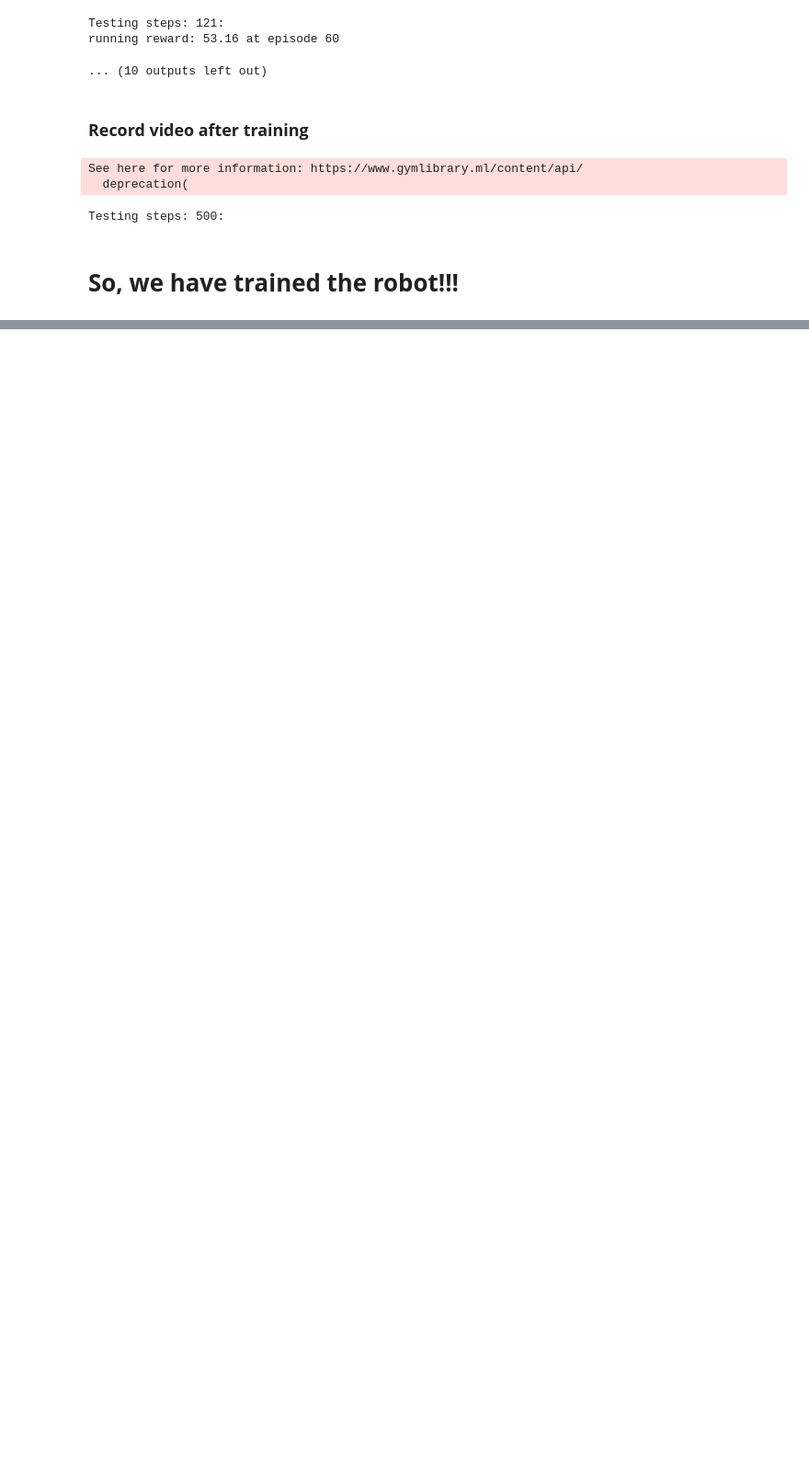
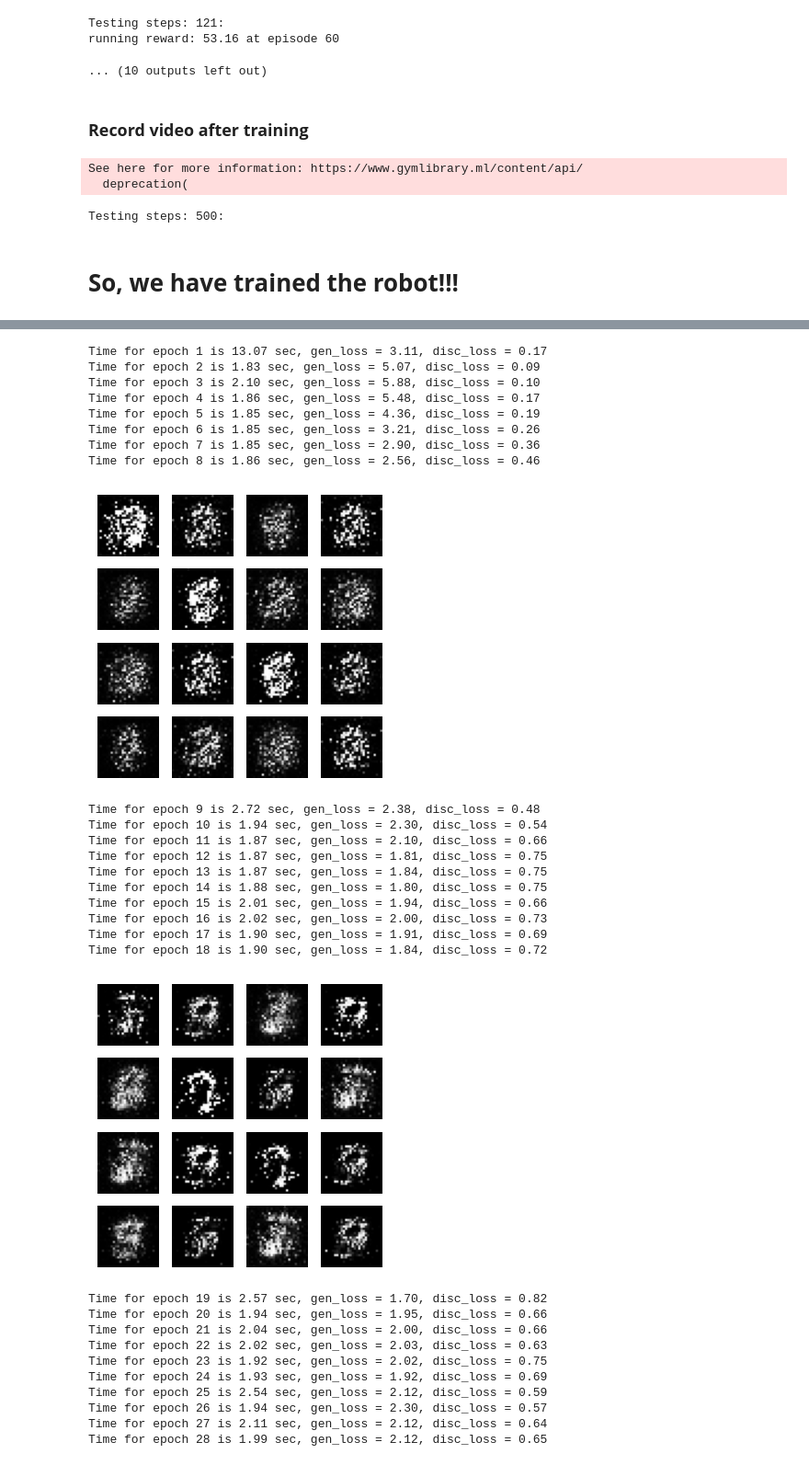
Before and after one commit to marcinwolter/MachineLearning-KISD-2024, a Jupyter notebook: lecture6.ipynb, the cells around one changed output, grey strips where cells are left out. Shown at 92% size. Cells and saved outputs as stored; diff of their text form; code cells hidden in the pictures; blank space fills up the shorter version.

```diff
--- a/lecture6.ipynb
+++ b/lecture6.ipynb
@@ -493,0 +905,3 @@ Testing steps: 500:
+# %%
+def generator_loss(fake_output):
+    return cross_entropy(tf.ones_like(fake_output), fake_output)
@@ -493,0 +910,3 @@ Testing steps: 500:
+# %%
+generator_optimizer = tf.keras.optimizers.Adam(1e-4)
+discriminator_optimizer = tf.keras.optimizers.Adam(1e-4)
@@ -493,0 +915,8 @@ Testing steps: 500:
+# %%
+EPOCHS = 100
+noise_dim = 100
+num_examples_to_generate = 16
+
+# You will reuse this seed overtime (so it's easier)
+# to visualize progress in the animated GIF)
+seed = tf.random.normal([num_examples_to_generate, noise_dim])
@@ -493,0 +948,26 @@ Testing steps: 500:
+# %%
+def train(dataset, epochs):
+  for epoch in range(epochs):
+    start = time.time()
+
+    tot_gen_loss = 0
+    tot_disc_loss = 0
+    N = 0
+    for image_batch in dataset:
+      gen_loss, disc_loss = train_step(image_batch)
+      tot_gen_loss += gen_loss
+      tot_disc_loss += disc_loss
+      N +=1
+
+    # Produce images for the GIF as you go
+    #display.clear_output(wait=True)
+    generate_and_save_images(generator,
+                             epoch + 1,
+                             seed)
+    print ('Time for epoch {} is {:.2f} sec, gen_loss = {:.2f}, disc_loss = {:.2f}'.format(epoch + 1, time.time()-start, tot_gen_loss/N, tot_disc_loss/N))
+
+  # Generate after the final epoch
+  #display.clear_output(wait=True)
+  generate_and_save_images(generator,
+                           epochs,
+                           seed)
@@ -493,0 +999,33 @@ Testing steps: 500:
+# %%
+train(train_dataset, EPOCHS)
+# %% [output]
+Time for epoch 1 is 13.07 sec, gen_loss = 3.11, disc_loss = 0.17
+Time for epoch 2 is 1.83 sec, gen_loss = 5.07, disc_loss = 0.09
+Time for epoch 3 is 2.10 sec, gen_loss = 5.88, disc_loss = 0.10
+Time for epoch 4 is 1.86 sec, gen_loss = 5.48, disc_loss = 0.17
+Time for epoch 5 is 1.85 sec, gen_loss = 4.36, disc_loss = 0.19
+Time for epoch 6 is 1.85 sec, gen_loss = 3.21, disc_loss = 0.26
+Time for epoch 7 is 1.85 sec, gen_loss = 2.90, disc_loss = 0.36
+Time for epoch 8 is 1.86 sec, gen_loss = 2.56, disc_loss = 0.46
+[figure, added]
+Time for epoch 9 is 2.72 sec, gen_loss = 2.38, disc_loss = 0.48
+Time for epoch 10 is 1.94 sec, gen_loss = 2.30, disc_loss = 0.54
+Time for epoch 11 is 1.87 sec, gen_loss = 2.10, disc_loss = 0.66
+Time for epoch 12 is 1.87 sec, gen_loss = 1.81, disc_loss = 0.75
+Time for epoch 13 is 1.87 sec, gen_loss = 1.84, disc_loss = 0.75
+Time for epoch 14 is 1.88 sec, gen_loss = 1.80, disc_loss = 0.75
+Time for epoch 15 is 2.01 sec, gen_loss = 1.94, disc_loss = 0.66
+Time for epoch 16 is 2.02 sec, gen_loss = 2.00, disc_loss = 0.73
+Time for epoch 17 is 1.90 sec, gen_loss = 1.91, disc_loss = 0.69
+Time for epoch 18 is 1.90 sec, gen_loss = 1.84, disc_loss = 0.72
+[figure, added]
+Time for epoch 19 is 2.57 sec, gen_loss = 1.70, disc_loss = 0.82
+Time for epoch 20 is 1.94 sec, gen_loss = 1.95, disc_loss = 0.66
+Time for epoch 21 is 2.04 sec, gen_loss = 2.00, disc_loss = 0.66
+Time for epoch 22 is 2.02 sec, gen_loss = 2.03, disc_loss = 0.63
+Time for epoch 23 is 1.92 sec, gen_loss = 2.02, disc_loss = 0.75
+Time for epoch 24 is 1.93 sec, gen_loss = 1.92, disc_loss = 0.69
+Time for epoch 25 is 2.54 sec, gen_loss = 2.12, disc_loss = 0.59
+Time for epoch 26 is 1.94 sec, gen_loss = 2.30, disc_loss = 0.57
+Time for epoch 27 is 2.11 sec, gen_loss = 2.12, disc_loss = 0.64
+Time for epoch 28 is 1.99 sec, gen_loss = 2.12, disc_loss = 0.65
```
Also changed, not shown: parts of 69 cells of this notebook.
